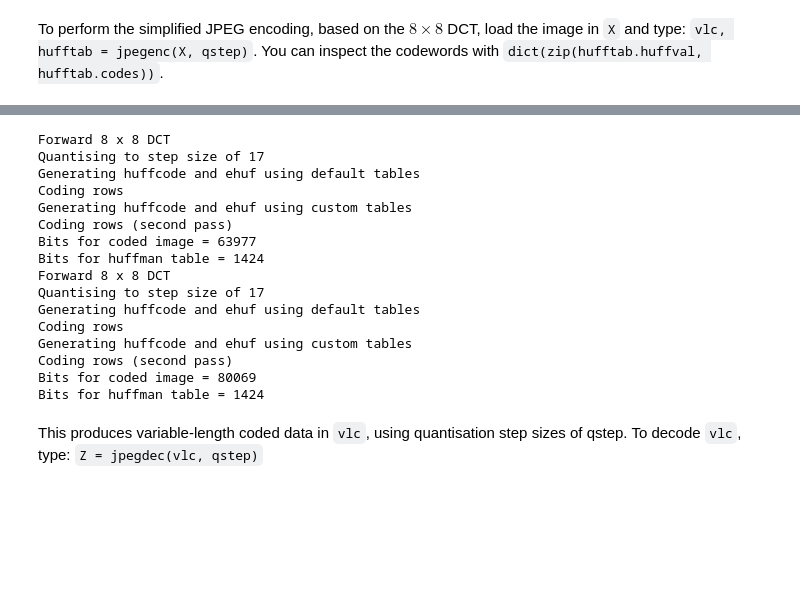
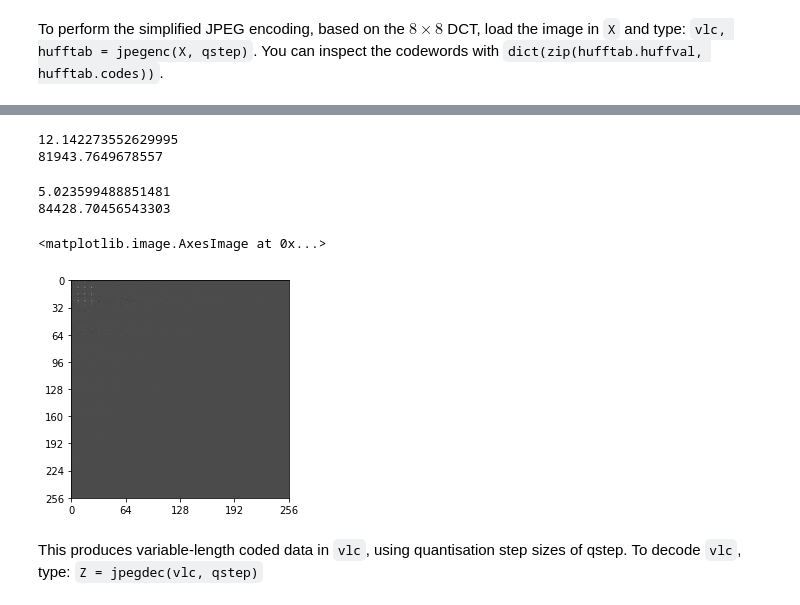
Before and after one commit to jet-tong/cued_sf2_lab, a Jupyter notebook: 12-huffman.ipynb, the cells around one changed output, grey strips where cells are left out. Drawn from its saved outputs; the diff is of its cells as text; code cells hidden in the pictures; blank space fills up the shorter version.

```diff
--- a/12-huffman.ipynb
+++ b/12-huffman.ipynb
@@ -131,23 +198,35 @@ X = lighthouse.copy()
+# %%
+print(np.std(X - Zi))
+print()
+print(bpp(Yq) * Yq.size)
+# %% [output]
+12.142273552629995
+81943.7649678557
+# %%
+Yq = quant2(quant1(Y, 16,16),16,16)
+Z = idct(Yq,8)
+print(np.std(X-Z))
+print(bpp(Yq) * 256 * 256)
+# %% [output]
+5.023599488851481
+84428.70456543303
+# %%
+Zi = idct(Yq,8)
+#N = 8
+#m, n = Zi.shape
+#N_m, N_n = N, N
+#Zi = Zi.reshape(N_m, m // N_m, N_n, n // N_n)  # subdivide the axes
+#Zi = Zi.transpose((1, 0, 3, 2))                # permute them
+#Zi = Zi.reshape(m, n)
+
+fig, ax = plt.subplots()
+plot_image(Zi, ax = ax)
+# %% [output]
+<matplotlib.image.AxesImage at 0x...>
+[figure, added]
 # %%
-vlc,hufftab = jpegenc(X,qstep = 17,opthuff = True)
-vlc2,hufftab2 = jpegenc2(X,qstep = 17,opthuff = True)
+vlc,hufftab = jpegenc(X,qstep = 10,opthuff = True)
+vlc2,hufftab2 = jpegenc2(X,qstep = 10,opthuff = True)
-# %% [output]
-Forward 8 x 8 DCT
-Quantising to step size of 17
-Generating huffcode and ehuf using default tables
-Coding rows
-Generating huffcode and ehuf using custom tables
-Coding rows (second pass)
-Bits for coded image = 63977
-Bits for huffman table = 1424
-Forward 8 x 8 DCT
-Quantising to step size of 17
-Generating huffcode and ehuf using default tables
-Coding rows
-Generating huffcode and ehuf using custom tables
-Coding rows (second pass)
-Bits for coded image = 80069
-Bits for huffman table = 1424
 # %% [markdown]
 This produces variable-length coded data in `vlc`, using quantisation step sizes of qstep.  To decode `vlc`, type:  `Z = jpegdec(vlc, qstep)`
 # %%
```
Also changed, not shown: parts of 5 cells of this notebook, 2 other files.
